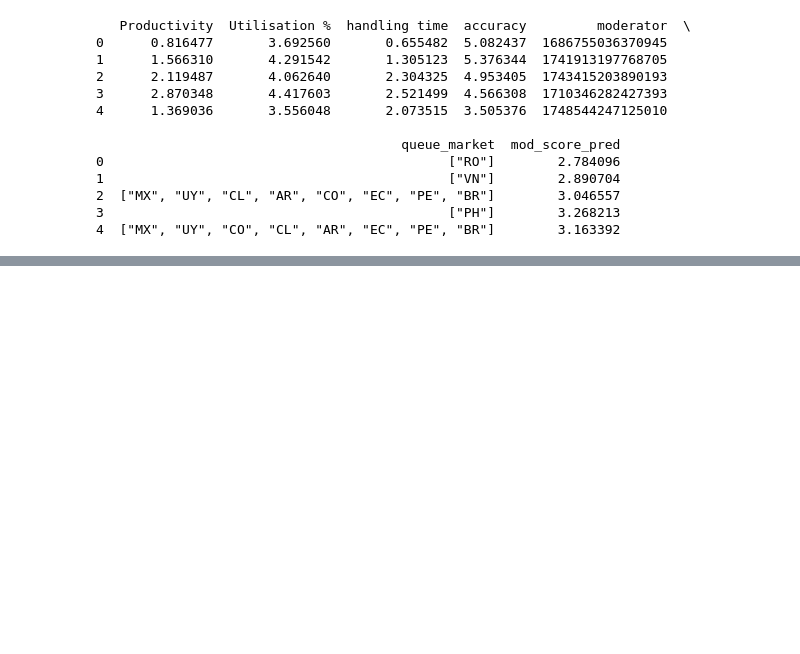
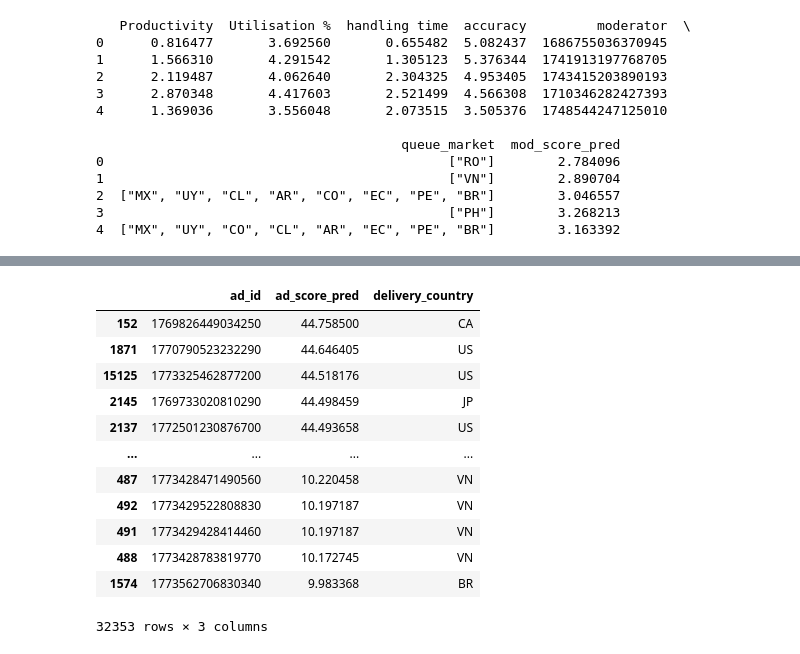
Before and after one commit to Lu-Yi-Fan/Tiktok-hackerthon, a Jupyter notebook: matching.ipynb, the cells around one changed output, grey strips where cells are left out. Saved outputs shown, nothing was run; the diff lists cells and outputs as text; code cells hidden in the pictures; blank space fills up the shorter version.

```diff
--- a/matching.ipynb
+++ b/matching.ipynb
@@ -43,0 +208,18 @@ print(mod_dim.head())
+# %%
+columns_to_select = ["ad_id", "ad_score_pred", "delivery_country"]
+ads_df2 = pd.read_excel("ad_df_gb.xlsx", usecols=columns_to_select)
+ads_sorted = ads_df2.sort_values(by='ad_score_pred', ascending=False)
+# %% [output]
+|  | ad_id | ad_score_pred | delivery_country |
+| 152 | 1769826449034250 | 44.758500 | CA |
+| 1871 | 1770790523232290 | 44.646405 | US |
+| 15125 | 1773325462877200 | 44.518176 | US |
+| 2145 | 1769733020810290 | 44.498459 | JP |
+| 2137 | 1772501230876700 | 44.493658 | US |
+| ... | ... | ... | ... |
+| 487 | 1773428471490560 | 10.220458 | VN |
+| 492 | 1773429522808830 | 10.197187 | VN |
+| 491 | 1773429428414460 | 10.197187 | VN |
+| 488 | 1773428783819770 | 10.172745 | VN |
+| 1574 | 1773562706830340 | 9.983368 | BR |
+32353 rows × 3 columns
```
Also changed, not shown: parts of 13 cells of this notebook, 3 other files.
